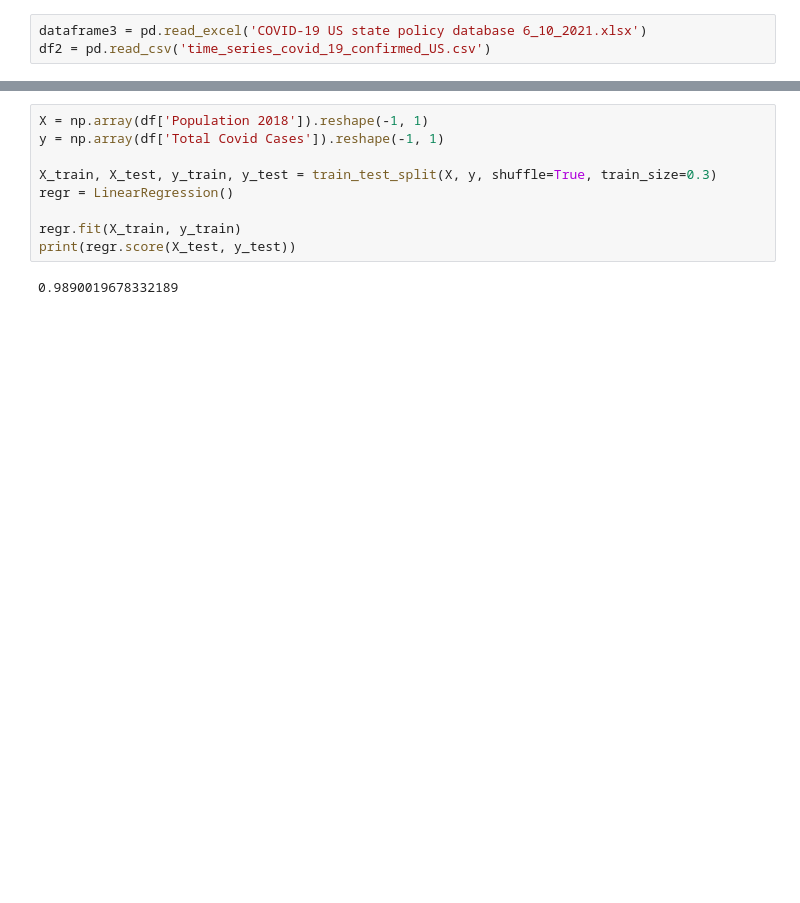
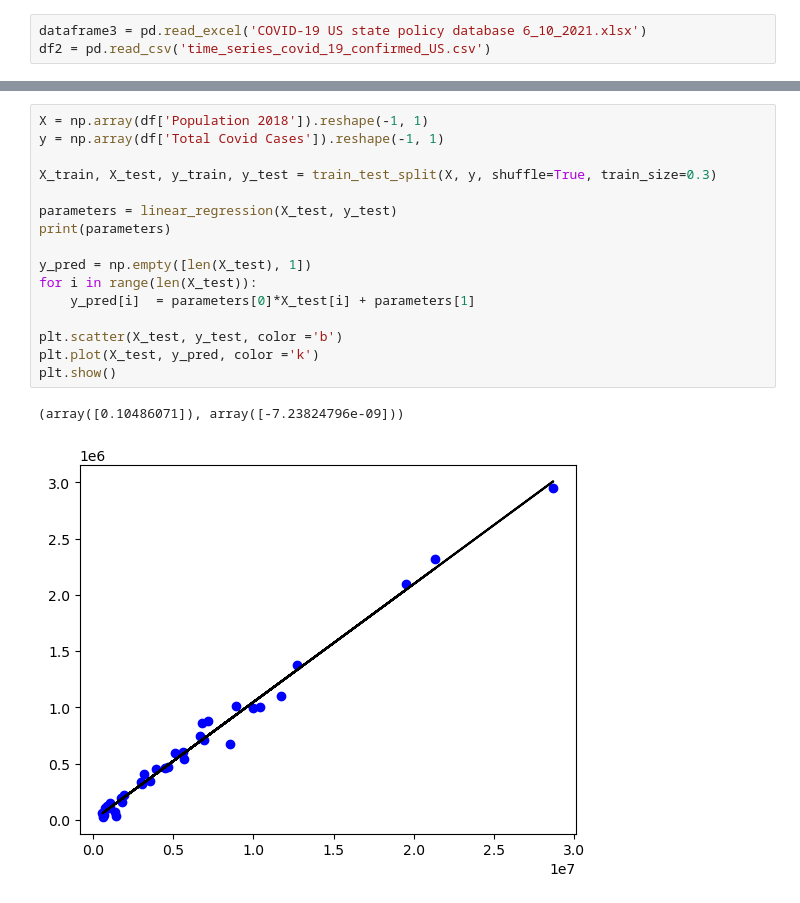
Before and after one commit to rupav02/AI_Project, a Jupyter notebook: Regression Algorithm.ipynb, the cells around one changed output, grey strips where cells are left out. Cells and saved outputs as stored; diff of their text form; blank space fills up the shorter version.

```diff
--- a/Regression Algorithm.ipynb
+++ b/Regression Algorithm.ipynb
@@ -38,12 +53,20 @@ sns.lmplot(x ="Population 2018", y ="Total Covid Cases", data = df, order = 2, c
 # %%
 X = np.array(df['Population 2018']).reshape(-1, 1)
 y = np.array(df['Total Covid Cases']).reshape(-1, 1)
 
 X_train, X_test, y_train, y_test = train_test_split(X, y, shuffle=True, train_size=0.3)
-regr = LinearRegression()
 
-regr.fit(X_train, y_train)
-print(regr.score(X_test, y_test))
+parameters = linear_regression(X_test, y_test)
+print(parameters)
+
+y_pred = np.empty([len(X_test), 1])
+for i in range(len(X_test)):
+    y_pred[i]  = parameters[0]*X_test[i] + parameters[1]
+
+plt.scatter(X_test, y_test, color ='b')
+plt.plot(X_test, y_pred, color ='k')
+plt.show()
 # %% [output]
-0.9890019678332189
+(array([0.10486071]), array([-7.23824796e-09]))
+[figure, added]
 # %%
```
Also changed, not shown: parts of 4 cells of this notebook.
